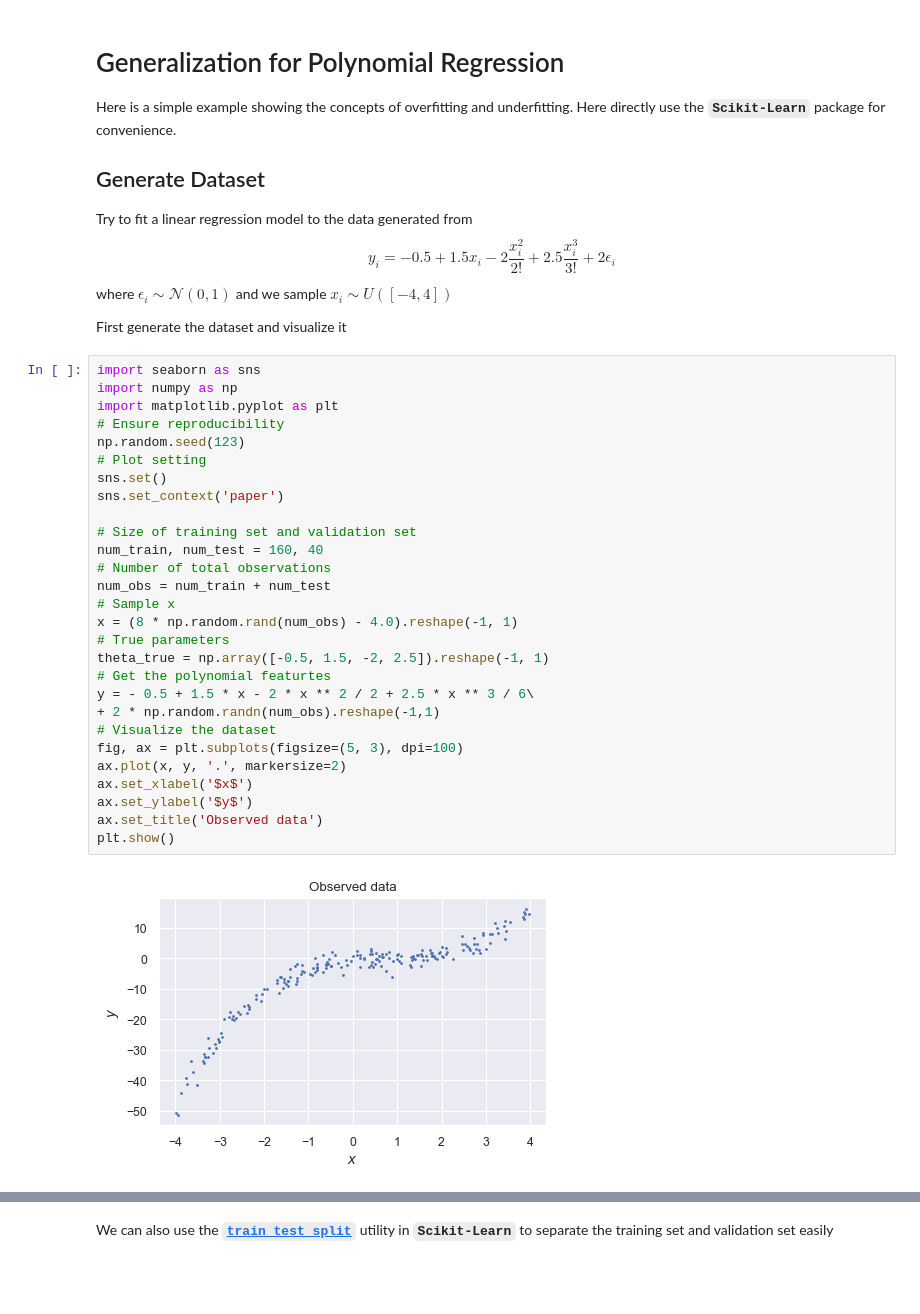
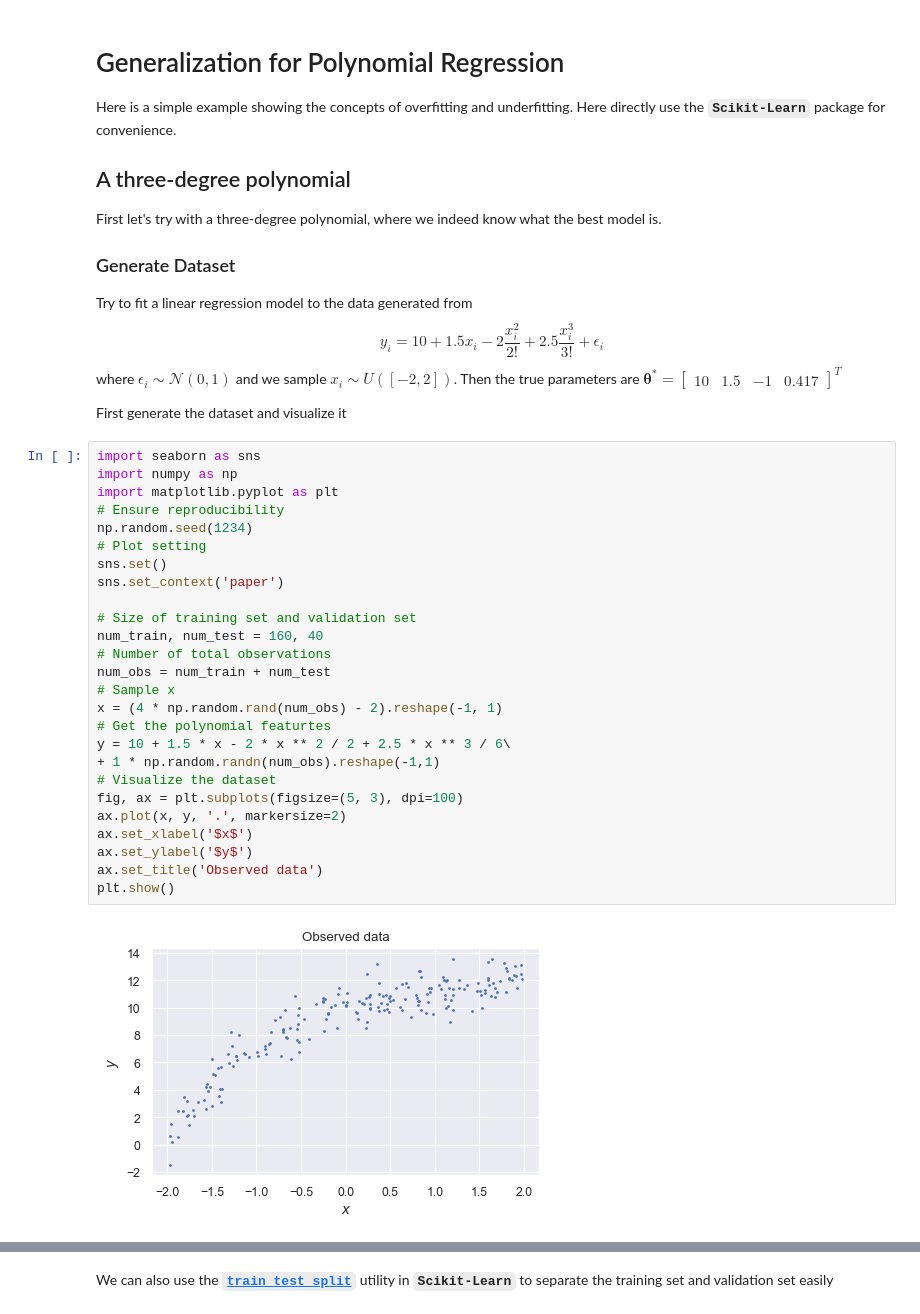
Before and after one commit to Knoero/MachineLearning, a Jupyter notebook: 1 Basics/02 Linear Regression with Regularization.ipynb, the cells around one changed output, grey strips where cells are left out. Drawn from its saved outputs; the diff is of its cells as text; blank space fills up the shorter version.

```diff
--- a/1 Basics/02 Linear Regression with Regularization.ipynb
+++ b/1 Basics/02 Linear Regression with Regularization.ipynb
@@ -8,40 +8,41 @@
 # Generalization for Polynomial Regression
 Here is a simple example showing the concepts of overfitting and underfitting. Here directly use the **``Scikit-Learn``** package for convenience.
 
-## Generate Dataset
+## A three-degree polynomial
+First let's try with a three-degree polynomial, where we indeed know what the best model is.
+
+### Generate Dataset
 Try to fit a linear regression model to the data generated from
-$$y_i=-0.5+1.5x_i-2\frac{x_i^2}{2!}+2.5\frac{x_i^3}{3!}+2\epsilon_i$$
-where $\epsilon_i\sim\mathcal{N}(0,1)$ and we sample $x_i\sim U([-4,4])$
+$$y_i=10+1.5x_i-2\frac{x_i^2}{2!}+2.5\frac{x_i^3}{3!}+\epsilon_i$$
+where $\epsilon_i\sim\mathcal{N}(0,1)$ and we sample $x_i\sim U([-2,2])$. Then the true parameters are $\boldsymbol{\theta}^*=\begin{bmatrix}10&1.5&-1&0.417\end{bmatrix}^T$
 
 First generate the dataset and visualize it
 # %%
 import seaborn as sns
 import numpy as np
 import matplotlib.pyplot as plt
 # Ensure reproducibility
-np.random.seed(123)
+np.random.seed(1234)
 # Plot setting
 sns.set()
 sns.set_context('paper')
 
 # Size of training set and validation set
 num_train, num_test = 160, 40
 # Number of total observations
 num_obs = num_train + num_test
 # Sample x
-x = (8 * np.random.rand(num_obs) - 4.0).reshape(-1, 1)
-# True parameters
-theta_true = np.array([-0.5, 1.5, -2, 2.5]).reshape(-1, 1)
+x = (4 * np.random.rand(num_obs) - 2).reshape(-1, 1)
 # Get the polynomial featurtes
-y = - 0.5 + 1.5 * x - 2 * x ** 2 / 2 + 2.5 * x ** 3 / 6\
-+ 2 * np.random.randn(num_obs).reshape(-1,1)
+y = 10 + 1.5 * x - 2 * x ** 2 / 2 + 2.5 * x ** 3 / 6\
++ 1 * np.random.randn(num_obs).reshape(-1,1)
 # Visualize the dataset
 fig, ax = plt.subplots(figsize=(5, 3), dpi=100)
 ax.plot(x, y, '.', markersize=2)
 ax.set_xlabel('$x$')
 ax.set_ylabel('$y$')
 ax.set_title('Observed data')
 plt.show()
 # %% [output]
-[figure, old version]
+[figure, new version]
 # %% [markdown]
```
Also changed, not shown: parts of 33 cells of this notebook, 1 other file.
